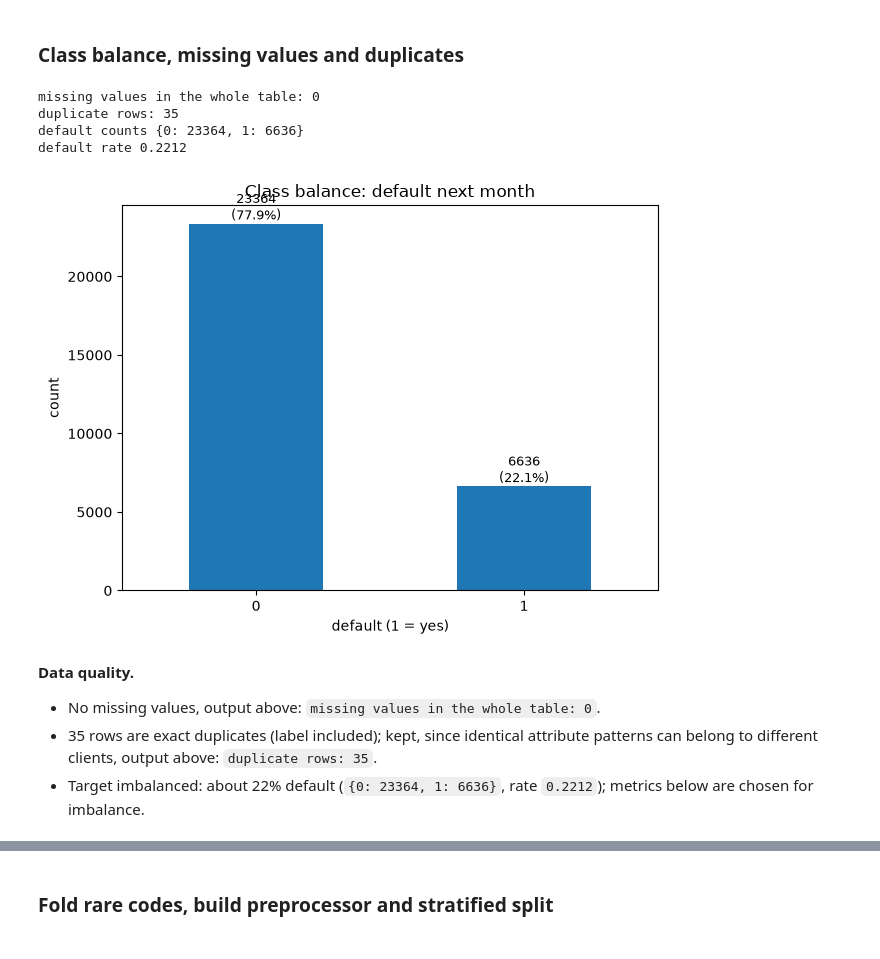
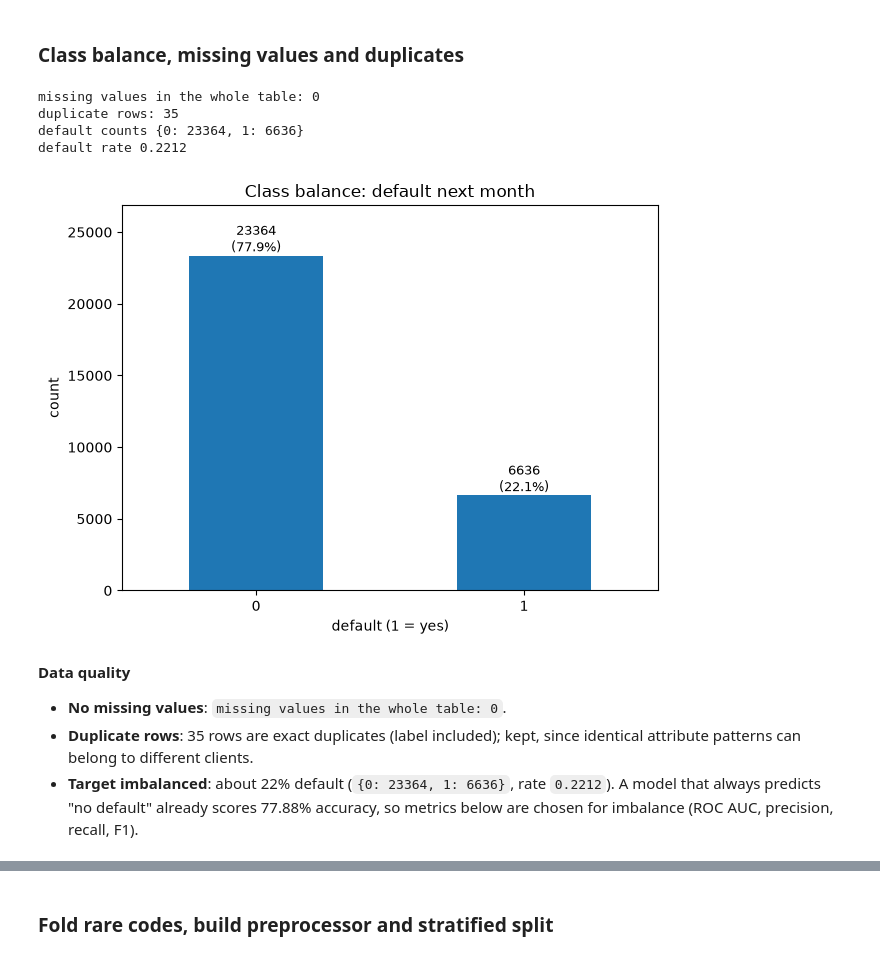
Before and after one commit to intend-dev/applied-machine-learning-credit-card-default, a Jupyter notebook: modeling.ipynb, the cells around one changed output, grey strips where cells are left out. Saved outputs shown, nothing was run; the diff lists cells and outputs as text; code cells hidden in the pictures.

```diff
--- a/modeling.ipynb
+++ b/modeling.ipynb
@@ -104,36 +124,50 @@ memory usage: 5.5 MB
 # %% [markdown]
 ### Class balance, missing values and duplicates
 # %%
+# target column used for preprocessing and evaluation cells
 TARGET = "default"
+
+# data-quality checks: missing values, exact duplicates, class balance
 missing = int(df.isnull().sum().sum())
 dups = int(df.duplicated().sum())
 counts = df[TARGET].value_counts().sort_index()
 rate = float(df[TARGET].mean())
+
+# print data-quality summary
 print(f"missing values in the whole table: {missing}")
 print(f"duplicate rows: {dups}")
 print(f"default counts {counts.to_dict()}")
 print(f"default rate {rate:.4f}")
+
+# plot class balance
+# make target imbalance visible
 fig, ax = plt.subplots()
 counts.plot(kind="bar", ax=ax, rot=0)
 ax.set_title("Class balance: default next month")
 ax.set_xlabel(f"{TARGET} (1 = yes)")
 ax.set_ylabel("count")
+
+# label each bar with its count and share of all rows
 for i, v in enumerate(counts):
     ax.text(i, v, f"{v}\n({v / len(df):.1%})", ha="center", va="bottom", fontsize=9)
+
+# headroom so the count labels do not overlap the title
+ax.margins(y=0.15)
 plt.tight_layout()
+plt.savefig("figures/figure-1-class-balance.png", dpi=110, bbox_inches="tight")
 plt.show()
 # %% [output]
 missing values in the whole table: 0
 duplicate rows: 35
 default counts {0: 23364, 1: 6636}
 default rate 0.2212
-[figure, old version]
+[figure, new version]
 # %% [markdown]
-**Data quality.**
+**Data quality**
 
-- No missing values, output above: `missing values in the whole table: 0`.
-- 35 rows are exact duplicates (label included); kept, since identical attribute patterns can belong to different clients, output above: `duplicate rows: 35`.
-- Target imbalanced: about 22% default (`{0: 23364, 1: 6636}`, rate `0.2212`); metrics below are chosen for imbalance.
+- **No missing values**: `missing values in the whole table: 0`.
+- **Duplicate rows**: 35 rows are exact duplicates (label included); kept, since identical attribute patterns can belong to different clients.
+- **Target imbalanced**: about 22% default (`{0: 23364, 1: 6636}`, rate `0.2212`). A model that always predicts "no default" already scores 77.88% accuracy, so metrics below are chosen for imbalance (ROC AUC, precision, recall, F1).
 # %% [markdown]
 ## Preprocessing and train/test split
 
```
Also changed, not shown: parts of 29 cells of this notebook, 2 other files.
